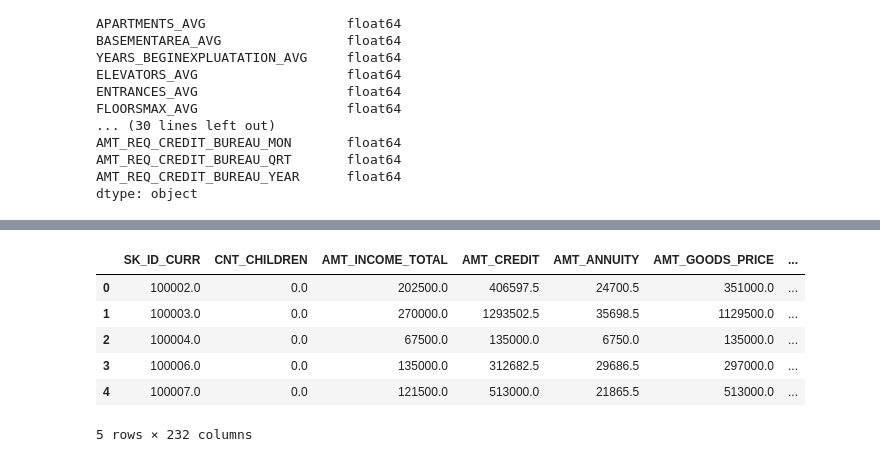
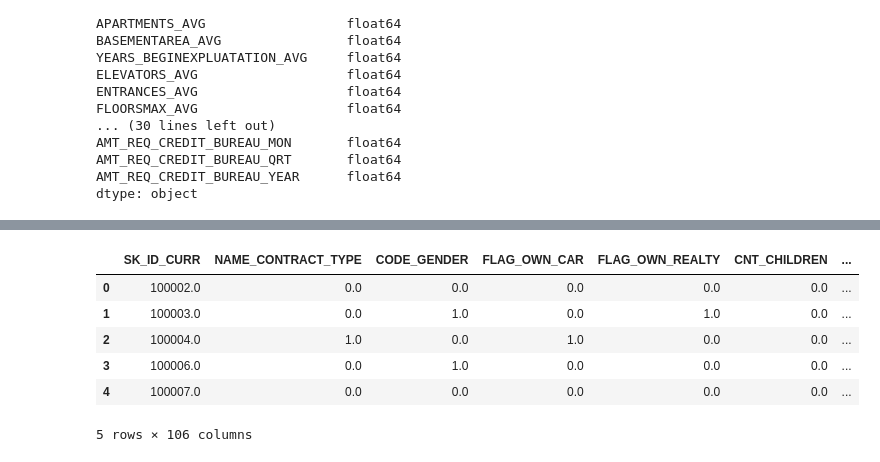
Before and after one commit to Edwardp17/home_credit, a Jupyter notebook: kaggle_home_credit.ipynb, the cells around one changed output, grey strips where cells are left out. Saved outputs shown, nothing was run; the diff lists cells and outputs as text; code cells hidden in the pictures.

```diff
--- a/kaggle_home_credit.ipynb
+++ b/kaggle_home_credit.ipynb
@@ -89,18 +99,18 @@ test['is_train'] = 0
 train['is_test'] = 0
 train['is_train'] = 1
 # %%
-train_X = train.drop(['TARGET'], axis = 1)
-train_y = train['TARGET']
-train_X.shape
+X_train = train.drop(['TARGET'], axis = 1)
+y_train = train['TARGET']
+X_train.shape
 # %% [output]
 (307511, 123)
 # %%
-test_X = test
-test_X.shape
+X_test = test
+X_test.shape
 # %% [output]
 (48744, 123)
 # %%
-data = pd.concat([train_X, test_X], axis=0)
+data = pd.concat([X_train, X_test], axis=0)
 # %%
 data.isnull().sum()
 # %% [output]
@@ -255,18 +261,23 @@ data_cols = data_tf.columns
+# %%
+categorical_feats = [f for f in data.columns if data[f].dtype == 'object']
+
+for f_ in categorical_feats:
+    data[f_] = pd.factorize(data[f_])[0]
 # %%
-#fill in missing float/int values
+data_cols = data.columns
 imputer = Imputer(strategy='median')
-imputer.fit(data_tf)
-data_tf = imputer.transform(data_tf)
-data = pd.DataFrame(data=data_tf, columns = data_cols, dtype='float64')
+imputer.fit(data)
+data = imputer.transform(data)
+data = pd.DataFrame(data=data, columns = data_cols, dtype='float64')
 data.head()
 # %% [output]
-|  | SK_ID_CURR | CNT_CHILDREN | AMT_INCOME_TOTAL | AMT_CREDIT | AMT_ANNUITY | AMT_GOODS_PRICE | ... |
-| 0 | 100002.0 | 0.0 | 202500.0 | 406597.5 | 24700.5 | 351000.0 | ... |
-| 1 | 100003.0 | 0.0 | 270000.0 | 1293502.5 | 35698.5 | 1129500.0 | ... |
-| 2 | 100004.0 | 0.0 | 67500.0 | 135000.0 | 6750.0 | 135000.0 | ... |
-| 3 | 100006.0 | 0.0 | 135000.0 | 312682.5 | 29686.5 | 297000.0 | ... |
-| 4 | 100007.0 | 0.0 | 121500.0 | 513000.0 | 21865.5 | 513000.0 | ... |
+|  | SK_ID_CURR | NAME_CONTRACT_TYPE | CODE_GENDER | FLAG_OWN_CAR | FLAG_OWN_REALTY | CNT_CHILDREN | ... |
+| 0 | 100002.0 | 0.0 | 0.0 | 0.0 | 0.0 | 0.0 | ... |
+| 1 | 100003.0 | 0.0 | 1.0 | 0.0 | 1.0 | 0.0 | ... |
+| 2 | 100004.0 | 1.0 | 0.0 | 1.0 | 0.0 | 0.0 | ... |
+| 3 | 100006.0 | 0.0 | 1.0 | 0.0 | 0.0 | 0.0 | ... |
+| 4 | 100007.0 | 0.0 | 0.0 | 0.0 | 0.0 | 0.0 | ... |
-5 rows × 232 columns
+5 rows × 106 columns
 # %%
 ignore_features = ['is_train', 'is_test']
 relevant_features = [col for col in data.columns if col not in ignore_features]
```
Also changed, not shown: parts of 24 cells of this notebook.
